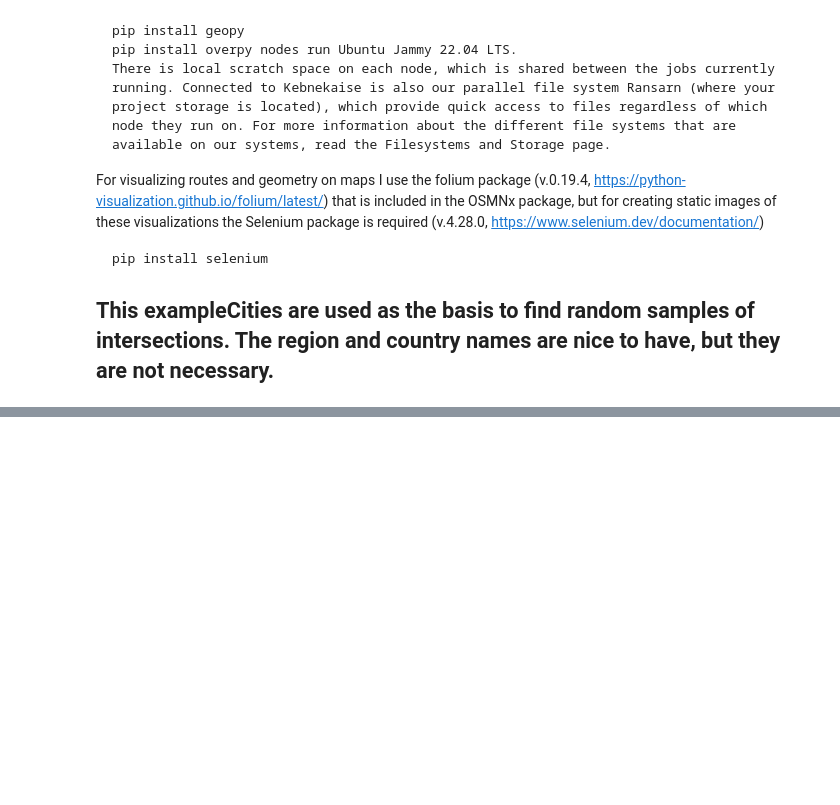
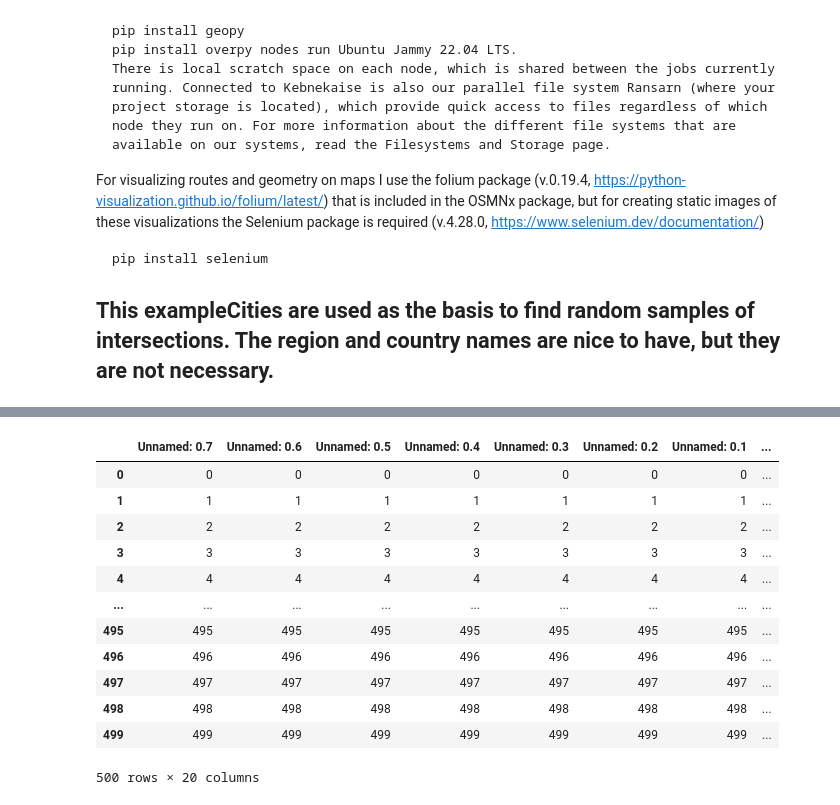
Before and after one commit to ArvHor/perceived-route-complexity, a Jupyter notebook: create_odpair_dataset.ipynb, the cells around one changed output, grey strips where cells are left out. Cells and saved outputs as stored; diff of their text form; code cells hidden in the pictures; blank space fills up the shorter version.

```diff
--- a/create_odpair_dataset.ipynb
+++ b/create_odpair_dataset.ipynb
@@ -319,0 +458,72 @@ done
+# %%
+import pandas as pd # for reading the csv file
+import joblib # replacing multiprocessing with joblib
+import route_network_analysis as rna
+
+df = pd.read_csv(city_sample_nodes_path)
+display(df)
+local_odpair_folder = os.path.join(base_path, "od_pair_data")
+local_odpair_base_folder = os.path.join(local_odpair_folder, 'base')
+local_odpair_geom_folder = os.path.join(local_odpair_folder, 'geom')
+print(f"odpair data will be stored at {local_odpair_folder}")
+os.makedirs(local_odpair_folder, exist_ok=True)
+os.makedirs(local_odpair_base_folder, exist_ok=True)
+os.makedirs(local_odpair_geom_folder, exist_ok=True)
+
+
+import glob
+
+
+# Get all json files from od_pair_data folder
+od_pair_base_files = glob.glob(os.path.join(local_odpair_base_folder, "*.json"))
+od_pair_geom_files = glob.glob(os.path.join(local_odpair_geom_folder, "*.json"))
+# Read and combine all json files
+od_pair_base_data = pd.concat([pd.read_json(f) for f in od_pair_base_files], ignore_index=False)
+od_pair_geom_data = pd.concat([pd.read_json(f) for f in od_pair_geom_files], ignore_index=False)
+
+
+bearing_columns = [
+    "bearings_undirected",
+    "bearings_undirected_weights",
+    "bearings_directed",
+    "bearings_directed_weights",
+    "bearings_od_fwd",
+    "bearings_od_bwd",
+    "bearings_od_perp_fwd",
+    "bearings_od_perp_bwd"
+]
+
+od_pair_bearings_data = od_pair_base_data[bearing_columns]
+od_pair_base_data.drop(columns=bearing_columns,inplace=True)
+
+print(f"Total number of od-pairs: {len(od_pair_base_data)}")
+print(od_pair_base_data.columns)
+
+
+# The od-pair data contains lists and dictionaries that are not easily saved to a csv file, so we store it as a json file.
+# Still, there some columns that need to be serialized to strings such as shapely polygon objects.
+
+
+od_pair_data_bearings_path = os.path.join(local_odpair_folder, 'origin_od_pair_base.csv')
+od_pair_data_geom_path_json = os.path.join(local_odpair_folder, 'origin_od_pair_geom.json')
+od_pair_data_base_path_csv = os.path.join(local_odpair_folder, 'origin_od_pair_base.csv')
+
+od_pair_base_data.to_csv(od_pair_data_base_path_csv)
+od_pair_bearings_data.to_csv(od_pair_data_base_path_csv)
+od_pair_geom_data.to_json(od_pair_data_geom_path_json, orient="records", default_handler=str, indent=2)
+
+print("done")
+# %% [output]
+|  | Unnamed: 0.7 | Unnamed: 0.6 | Unnamed: 0.5 | Unnamed: 0.4 | Unnamed: 0.3 | Unnamed: 0.2 | Unnamed: 0.1 | ... |
+| 0 | 0 | 0 | 0 | 0 | 0 | 0 | 0 | ... |
+| 1 | 1 | 1 | 1 | 1 | 1 | 1 | 1 | ... |
+| 2 | 2 | 2 | 2 | 2 | 2 | 2 | 2 | ... |
+| 3 | 3 | 3 | 3 | 3 | 3 | 3 | 3 | ... |
+| 4 | 4 | 4 | 4 | 4 | 4 | 4 | 4 | ... |
+| ... | ... | ... | ... | ... | ... | ... | ... | ... |
+| 495 | 495 | 495 | 495 | 495 | 495 | 495 | 495 | ... |
+| 496 | 496 | 496 | 496 | 496 | 496 | 496 | 496 | ... |
+| 497 | 497 | 497 | 497 | 497 | 497 | 497 | 497 | ... |
+| 498 | 498 | 498 | 498 | 498 | 498 | 498 | 498 | ... |
+| 499 | 499 | 499 | 499 | 499 | 499 | 499 | 499 | ... |
+500 rows × 20 columns
```
Also changed, not shown: parts of 4 cells of this notebook, 1 other file.
